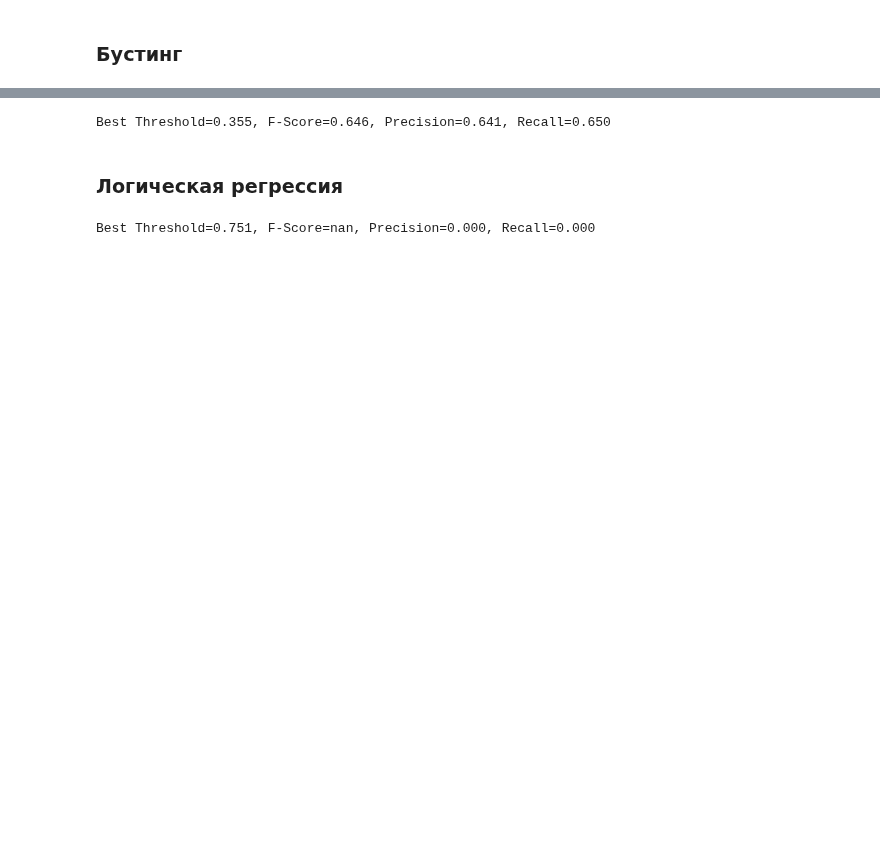
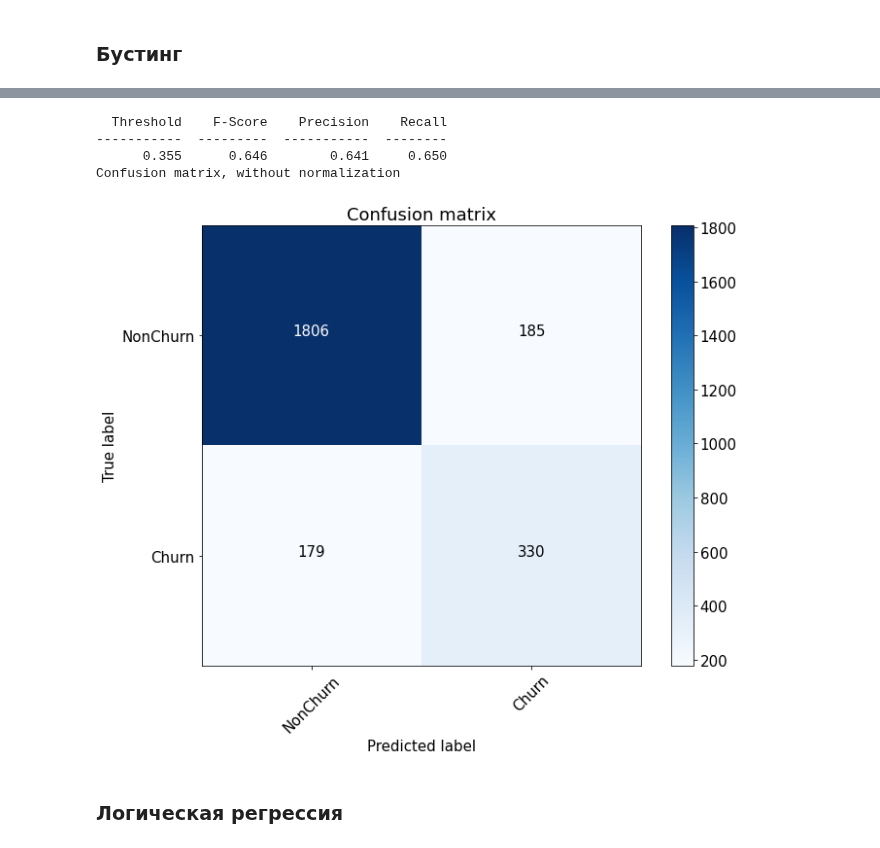
Before and after one commit to PapaCarloSap/AiLessonHomework, a Jupyter notebook: ML_in_business/hw5/project.ipynb, the cells around one changed output, grey strips where cells are left out. Saved outputs shown, nothing was run; the diff lists cells and outputs as text; code cells hidden in the pictures; blank space fills up the shorter version.

```diff
--- a/ML_in_business/hw5/project.ipynb
+++ b/ML_in_business/hw5/project.ipynb
@@ -11,6 +13,8 @@ from helperlib import plot_confusion_matrix
 import matplotlib.pyplot as plt
 
 %matplotlib inline
+# %%
+metric_manager = MetricRegressionManager()
 # %% [markdown]
 ## Данные
 # %%
@@ -89,14 +93,3 @@ class OHEEncoder(BaseEstimator, TransformerMixin):
 # Зададим списки признаков
 categorical_columns = ['Geography', 'Gender', 'Tenure', 'HasCrCard', 'IsActiveMember']
 continuous_columns = ['CreditScore', 'Age', 'Balance', 'NumOfProducts', 'EstimatedSalary']
-# %%
-# Посмотрим как это работает на примере отдельного категориального признака - Gender
-from sklearn.pipeline import Pipeline
-from sklearn.pipeline import FeatureUnion
-
-gender = Pipeline([
-                ('selector', FeatureSelector(column='Gender')),
-                ('ohe', OHEEncoder(key='Gender'))
-            ])
-gender.fit(X_train)
-gender.transform(X_test).head(3)
@@ -184,12 +154,0 @@ Best Threshold=0.380, F-Score=0.641, Precision=0.653, Recall=0.629
-# %%
-#мы уже нашли ранее "оптимальный" порог, когда максимизировали f_score
-font = {'size' : 15}
-
-plt.rc('font', **font)
-
-cnf_matrix = confusion_matrix(y_test, preds>thresholds[ix])
-plt.figure(figsize=(10, 8))
-plot_confusion_matrix(cnf_matrix, classes=['NonChurn', 'Churn'],
-                      title='Confusion matrix')
-plt.savefig("conf_matrix.png")
-plt.show()
@@ -202,8 +171,10 @@ Confusion matrix, without normalization
 ### Бустинг
 # %%
 %%time
+# Тренируем модель
 from catboost import CatBoostClassifier
 
+model_name = 'CatBoostClassifier'
 pipeline = Pipeline([
     ('features',feats),
     ('classifier', CatBoostClassifier(silent=True, random_state = 42)),
@@ -217,15 +188,15 @@ Wall time: 12.6 s
-# %%
-precision, recall, thresholds = precision_recall_curve(y_test, preds)
-
-fscore = (2 * precision * recall) / (precision + recall)
-# locate the index of the largest f score
-ix = np.argmax(fscore)
-print('Best Threshold=%.3f, F-Score=%.3f, Precision=%.3f, Recall=%.3f' % (thresholds[ix],
-                                                                        fscore[ix],
-                                                                        precision[ix],
-                                                                        recall[ix]))
-# %% [output]
-Best Threshold=0.355, F-Score=0.646, Precision=0.641, Recall=0.650
+# %%
+# Строим метрики
+metric_manager.apply(model_name, y_test, preds)
+metric = metric_manager.calc_metric(name=model_name)
+metric.show_table()
+metric.show_confusion_matrix(y_test, preds)
+# %% [output]
+  Threshold    F-Score    Precision    Recall
+-----------  ---------  -----------  --------
+      0.355      0.646        0.641     0.650
+Confusion matrix, without normalization
+[figure, added]
 # %% [markdown]
 ### Логическая регрессия
 # %%
@@ -291,12 +262,0 @@ preds = pipeline.predict_proba(X_test)[:, 1]
-# %%
-precision, recall, thresholds = precision_recall_curve(y_test, preds)
-
-fscore = (2 * precision * recall) / (precision + recall)
-# locate the index of the largest f score
-ix = np.argmax(fscore)
-print('Best Threshold=%.3f, F-Score=%.3f, Precision=%.3f, Recall=%.3f' % (thresholds[ix],
-                                                                        fscore[ix],
-                                                                        precision[ix],
-                                                                        recall[ix]))
-# %% [output]
-Best Threshold=0.751, F-Score=nan, Precision=0.000, Recall=0.000
```
Also changed, not shown: parts of 17 cells of this notebook, 1 other file.
